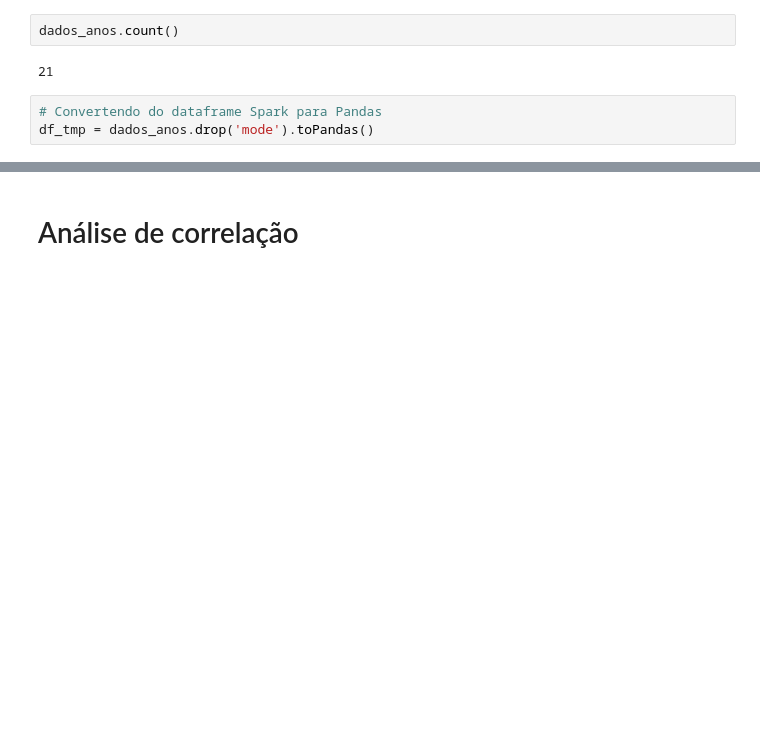
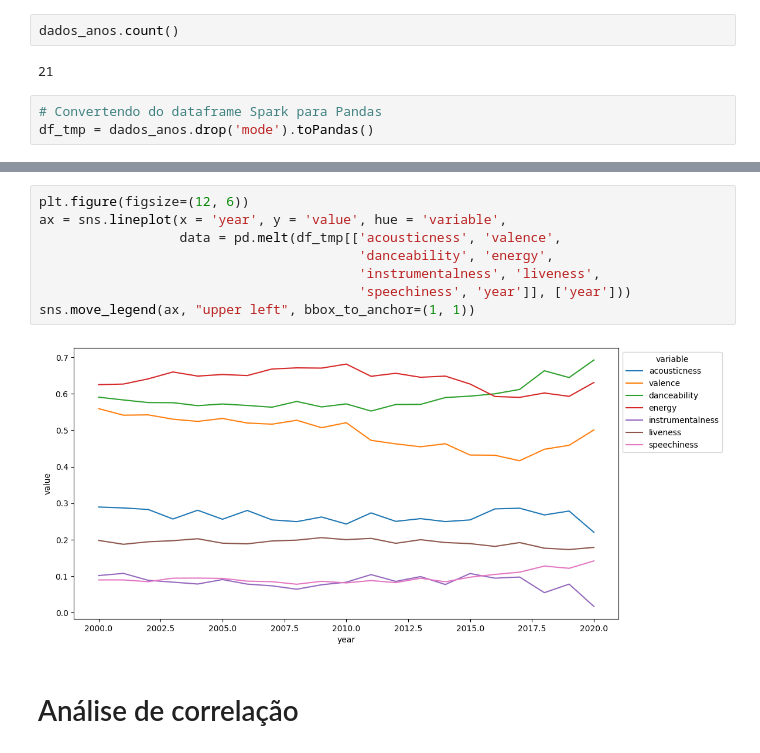
Before and after one commit to edupmon/alura, a Jupyter notebook: data-science/spark-sistema-recomendacao/sistema-recomendacao.ipynb, the cells around one changed output, grey strips where cells are left out. Drawn from its saved outputs; the diff is of its cells as text; blank space fills up the shorter version.

```diff
--- a/data-science/spark-sistema-recomendacao/sistema-recomendacao.ipynb
+++ b/data-science/spark-sistema-recomendacao/sistema-recomendacao.ipynb
@@ -151,3 +150,13 @@ fig.add_trace(go.Scatter(x = df_tmp['year'], y = df_tmp['speechiness'],
+# %%
+plt.figure(figsize=(12, 6))
+ax = sns.lineplot(x = 'year', y = 'value', hue = 'variable',
+                  data = pd.melt(df_tmp[['acousticness', 'valence',
+                                         'danceability', 'energy',
+                                         'instrumentalness', 'liveness',
+                                         'speechiness', 'year']], ['year']))
+sns.move_legend(ax, "upper left", bbox_to_anchor=(1, 1))
+# %% [output]
+[figure, added]
 # %% [markdown]
 # Análise de correlação
 # %%
```
Also changed, not shown: parts of 7 cells of this notebook.
